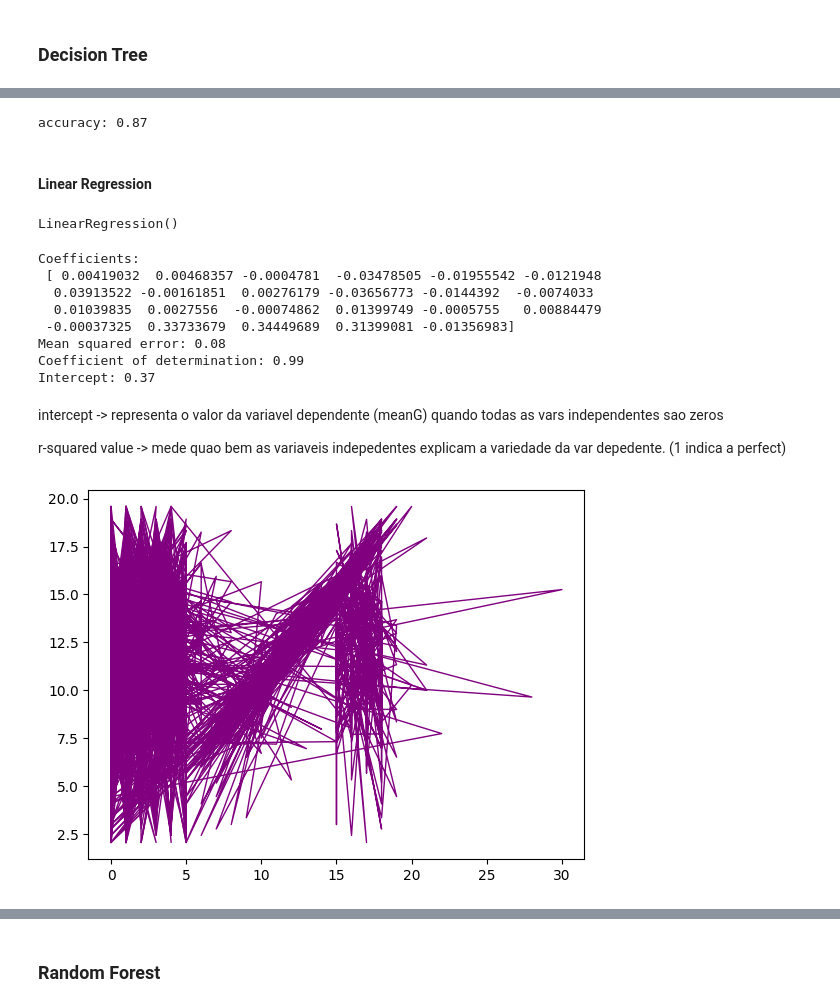
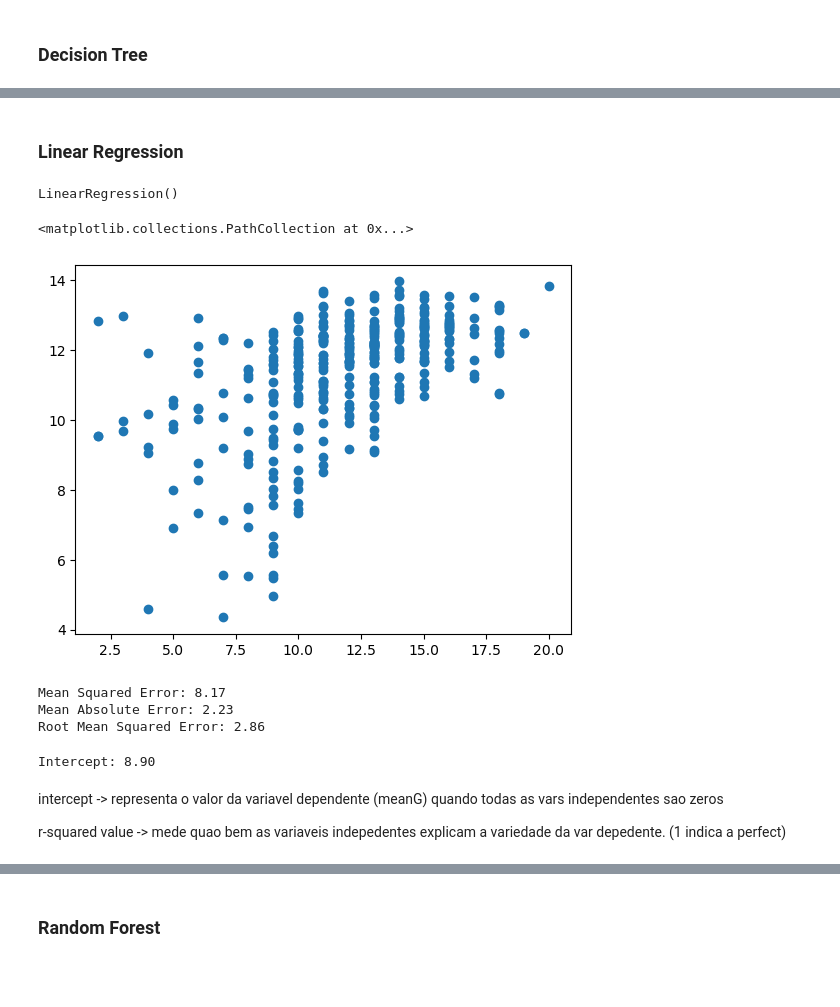
Before and after one commit to Nuno23C/DAA-TP, a Jupyter notebook: StudentModel/student.ipynb, the cells around one changed output, grey strips where cells are left out. Drawn from its saved outputs; the diff is of its cells as text; code cells hidden in the pictures; blank space fills up the shorter version.

```diff
--- a/StudentModel/student.ipynb
+++ b/StudentModel/student.ipynb
@@ -243,5 +243,5 @@ dtype: float64
 # %% [markdown]
 who have higher grades in the first, second, and third periods are less likely to fail school
 # %%
-X = df_corr.drop(['meanG', 'famsup', 'sex', 'Pstatus','paid','famsize' ], axis=1)
+X = df_corr.drop(['meanG', 'famsup', 'sex', 'Pstatus','paid','famsize', 'G1', 'G2', 'G3' ], axis=1)
 y = df_corr['meanG'] # accuracy de 0.86
@@ -251,2 +248,2 @@ y = df_corr['meanG'] # accuracy de 0.86
 # %%
-X_train, X_test, y_train, y_test = train_test_split(X, y, test_size=0.25)
+X_train, X_test, y_train, y_test = train_test_split(X, y, test_size=0.35)
@@ -254,7 +264,7 @@ X_train, X_test, y_train, y_test = train_test_split(X, y, test_size=0.25)
 ### Decision Tree
 # %%
 ''' decision tree '''
-clf = DecisionTreeClassifier(random_state=2021)
+clf = DecisionTreeRegressor(max_depth=3,random_state=2021)
 # %%
 clf.fit(X_train, y_train)
 # %% [output]
@@ -291,10 +280,5 @@ weighted avg       0.87      0.87      0.86       261
-# %%
-accuracy = accuracy_score(y_test, y_pred)
-print(f'accuracy: {accuracy:.2f}')
-# %% [output]
-accuracy: 0.87
 # %% [markdown]
-#### Linear Regression
+### Linear Regression
 # %%
 from sklearn import linear_model
 
@@ -307,32 +291,23 @@ regr.fit(X_train, y_train)
 LinearRegression()
 # %%
 y_pred = regr.predict(X_test)
-# %%
-from sklearn.metrics import mean_squared_error, r2_score
-# The coefficients
-print("Coefficients: \n", regr.coef_)
-# The mean squared error
-print("Mean squared error: %.2f" % mean_squared_error(y_test, y_pred))
-# The coefficient of determination: 1 is perfect prediction
-print("Coefficient of determination: %.2f" % r2_score(y_test, y_pred))
-# The coefficient of determination: 1 is perfect prediction
-print("Intercept: %.2f" % regr.intercept_)
-# %% [output]
-Coefficients:
- [ 0.00419032  0.00468357 -0.0004781  -0.03478505 -0.01955542 -0.0121948
-  0.03913522 -0.00161851  0.00276179 -0.03656773 -0.0144392  -0.0074033
-  0.01039835  0.0027556  -0.00074862  0.01399749 -0.0005755   0.00884479
- -0.00037325  0.33733679  0.34449689  0.31399081 -0.01356983]
-Mean squared error: 0.08
-Coefficient of determination: 0.99
-Intercept: 0.37
+# %%
+plt.scatter(y_test,y_pred)
+# %% [output]
+<matplotlib.collections.PathCollection at 0x...>
+[figure, added]
+# %%
+calculate_and_print_errors(y_test,y_pred)
+# %% [output]
+Mean Squared Error: 8.17
+Mean Absolute Error: 2.23
+Root Mean Squared Error: 2.86
+# %%
+# The coefficient of determination: 1 is perfect prediction
+print("Intercept: %.2f" % regr.intercept_)
+# %% [output]
+Intercept: 8.90
 # %% [markdown]
 intercept -> representa o valor da variavel dependente (meanG) quando todas as vars independentes sao zeros
 
 r-squared value -> mede quao bem as variaveis indepedentes explicam a variedade da var depedente. (1 indica a perfect)
-# %%
-# Plot outputs
-plt.plot(X_test, regr.predict(X_test), color='purple',linewidth=1)
-plt.show()
-# %% [output]
-[figure, removed]
```
Also changed, not shown: parts of 53 cells of this notebook, 1 other file.
